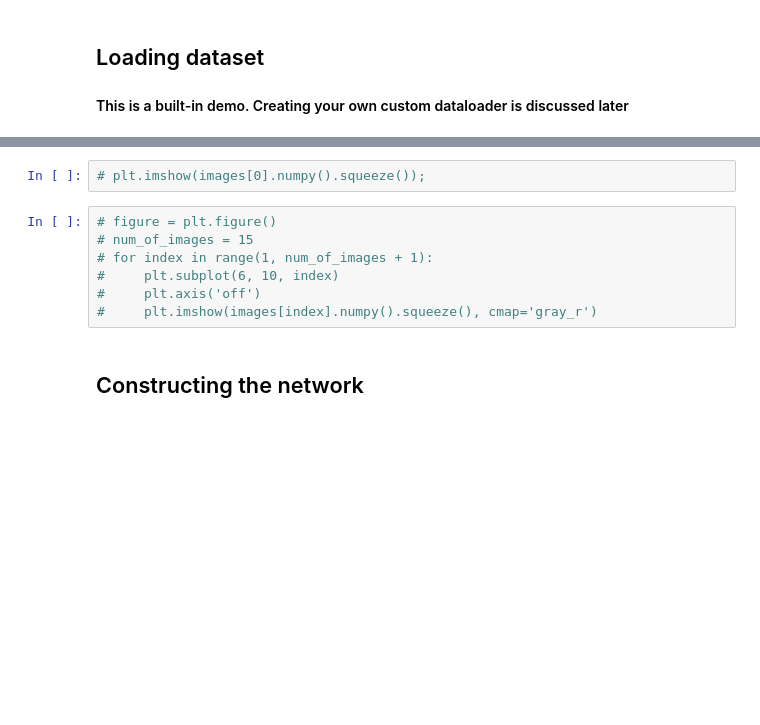
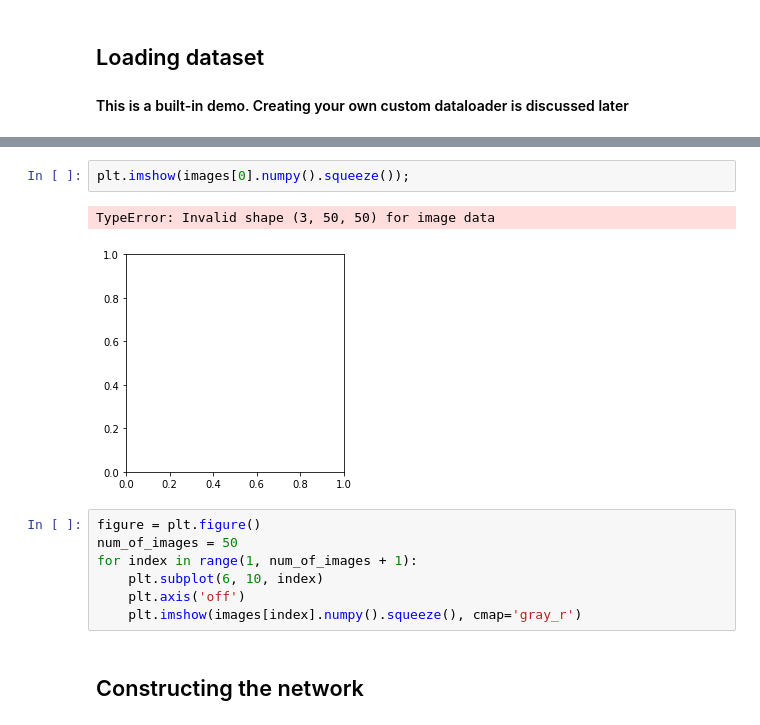
Before and after one commit to jvidit/Gesture-Detection, a Jupyter notebook: PytorchTutorial.ipynb, the cells around one changed output, grey strips where cells are left out. Cells and saved outputs as stored; diff of their text form; blank space fills up the shorter version.

```diff
--- a/PytorchTutorial.ipynb
+++ b/PytorchTutorial.ipynb
@@ -136,12 +142,15 @@ torch.Size([20])
 # %%
-# plt.imshow(images[0].numpy().squeeze());
+plt.imshow(images[0].numpy().squeeze());
+# %% [output]
+TypeError: Invalid shape (3, 50, 50) for image data
+[figure, added]
 # %%
-# figure = plt.figure()
-# num_of_images = 15
-# for index in range(1, num_of_images + 1):
-#     plt.subplot(6, 10, index)
-#     plt.axis('off')
-#     plt.imshow(images[index].numpy().squeeze(), cmap='gray_r')
+figure = plt.figure()
+num_of_images = 50
+for index in range(1, num_of_images + 1):
+    plt.subplot(6, 10, index)
+    plt.axis('off')
+    plt.imshow(images[index].numpy().squeeze(), cmap='gray_r')
 # %% [markdown]
 ## Constructing the network
 # %%
```
Also changed, not shown: parts of 13 cells of this notebook, 20 other files.
